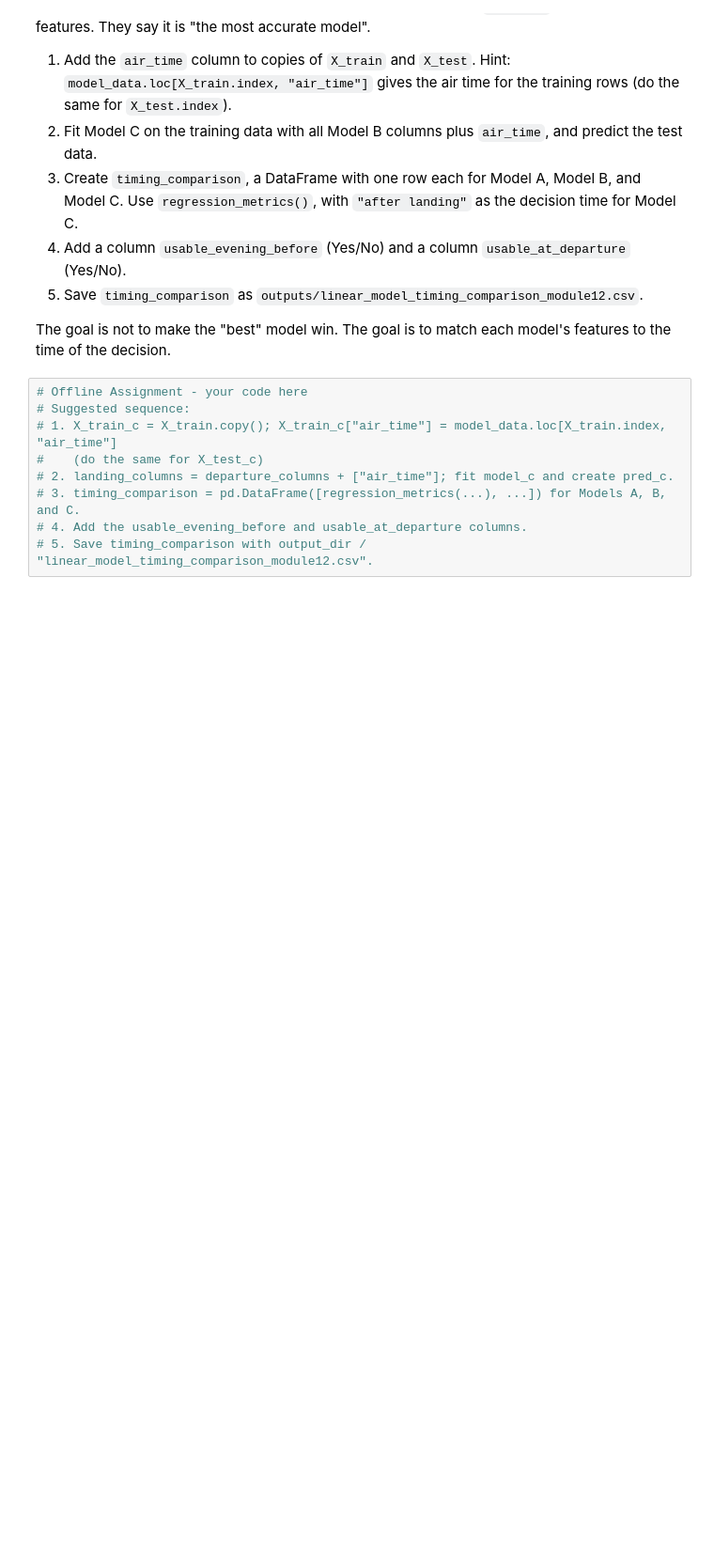
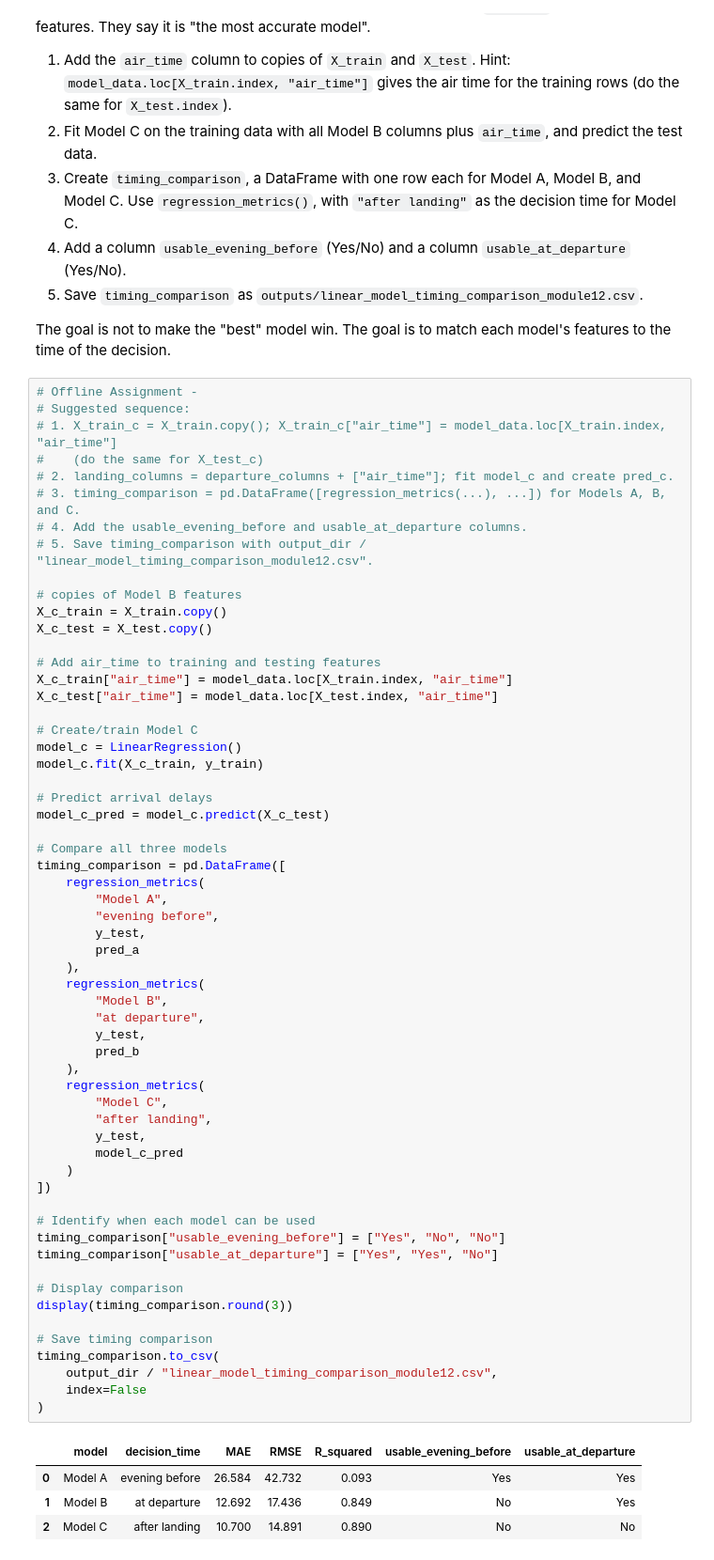
Before and after one commit to emri07/BAN6003_weeks_12-13_Emri_Rodriguez, a Jupyter notebook: notebooks/module12_linear_regression_guided_lab.ipynb, the cells around one changed output. Shown at 94% size. Cells and saved outputs as stored; diff of their text form; blank space fills up the shorter version.

Commit message:
Complete Module 12 linear regression lab

```diff
--- a/notebooks/module12_linear_regression_guided_lab.ipynb
+++ b/notebooks/module12_linear_regression_guided_lab.ipynb
@@ -558,14 +729,69 @@ The data science team proposes a third model, **Model C**, that adds `air_time`
 
 The goal is not to make the "best" model win. The goal is to match each model's features to the time of the decision.
 # %%
-# Offline Assignment - your code here
+# Offline Assignment -
 # Suggested sequence:
 # 1. X_train_c = X_train.copy(); X_train_c["air_time"] = model_data.loc[X_train.index, "air_time"]
 #    (do the same for X_test_c)
 # 2. landing_columns = departure_columns + ["air_time"]; fit model_c and create pred_c.
 # 3. timing_comparison = pd.DataFrame([regression_metrics(...), ...]) for Models A, B, and C.
 # 4. Add the usable_evening_before and usable_at_departure columns.
 # 5. Save timing_comparison with output_dir / "linear_model_timing_comparison_module12.csv".
+
+# copies of Model B features
+X_c_train = X_train.copy()
+X_c_test = X_test.copy()
+
+# Add air_time to training and testing features
+X_c_train["air_time"] = model_data.loc[X_train.index, "air_time"]
+X_c_test["air_time"] = model_data.loc[X_test.index, "air_time"]
+
+# Create/train Model C
+model_c = LinearRegression()
+model_c.fit(X_c_train, y_train)
+
+# Predict arrival delays
+model_c_pred = model_c.predict(X_c_test)
+
+# Compare all three models
+timing_comparison = pd.DataFrame([
+    regression_metrics(
+        "Model A",
+        "evening before",
+        y_test,
+        pred_a
+    ),
+    regression_metrics(
+        "Model B",
+        "at departure",
+        y_test,
+        pred_b
+    ),
+    regression_metrics(
+        "Model C",
+        "after landing",
+        y_test,
+        model_c_pred
+    )
+])
+
+# Identify when each model can be used
+timing_comparison["usable_evening_before"] = ["Yes", "No", "No"]
+timing_comparison["usable_at_departure"] = ["Yes", "Yes", "No"]
+
+# Display comparison
+display(timing_comparison.round(3))
+
+# Save timing comparison
+timing_comparison.to_csv(
+    output_dir / "linear_model_timing_comparison_module12.csv",
+    index=False
+)
+# %% [output]
+|  | model | decision_time | MAE | RMSE | R_squared | usable_evening_before | usable_at_departure |
+| 0 | Model A | evening before | 26.584 | 42.732 | 0.093 | Yes | Yes |
+| 1 | Model B | at departure | 12.692 | 17.436 | 0.849 | No | Yes |
+| 2 | Model C | after landing | 10.700 | 14.891 | 0.890 | No | No |
 # %% [markdown]
 ### Deployment Recommendation
 
```
Also changed, not shown: parts of 25 cells of this notebook, 3 other files.
